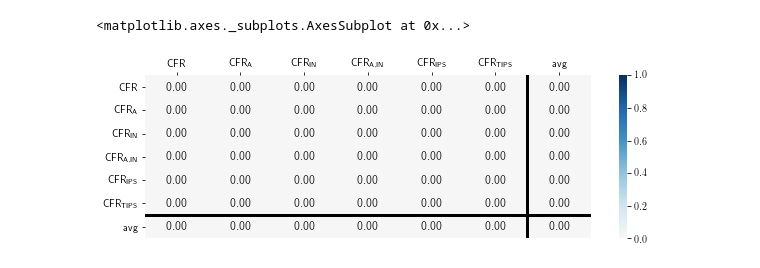
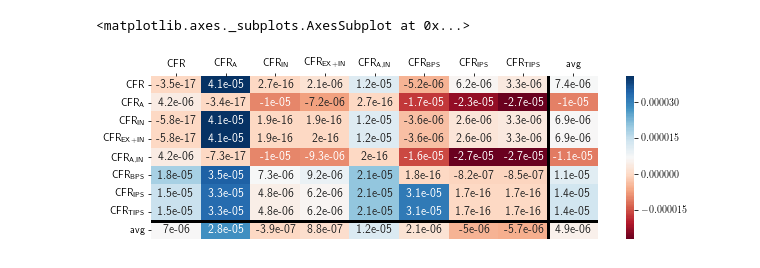
Before and after one commit to dmorrill10/hr_edl_experiments, a Jupyter notebook: mal_cfr_data.ipynb, the cells around one changed output. Drawn from its saved outputs; the diff is of its cells as text; code cells hidden in the pictures.

Commit message:
Finish tournament module

```diff
--- a/mal_cfr_data.ipynb
+++ b/mal_cfr_data.ipynb
@@ -308,0 +13,3 @@ avg      &   22.9 &      27.0 &  24.0 &    22.3 &     24.6 &      24.6 &  24.2 \
+# %%
+data = mcd_tournament.Data.load()
+data.data
@@ -309,6 +30,9 @@ avg      &   22.9 &      27.0 &  24.0 &    22.3 &     24.6 &      24.6 &  24.2 \
 # %%
 plt.figure(figsize=(10, 3))
-br_percentage_heatmap(det_table('kuhn_3p', 'fixed'))
+mcd_tournament.heatmap(
+    mcd_tournament.without_br_row(data.fixed_table('kuhn_3p')),
+    cmap=div_color_palette
+)
 # %% [output]
 <matplotlib.axes._subplots.AxesSubplot at 0x...>
-[figure, old version]
+[figure, new version]
```
Also changed, not shown: parts of 14 cells of this notebook, 1 other file.
